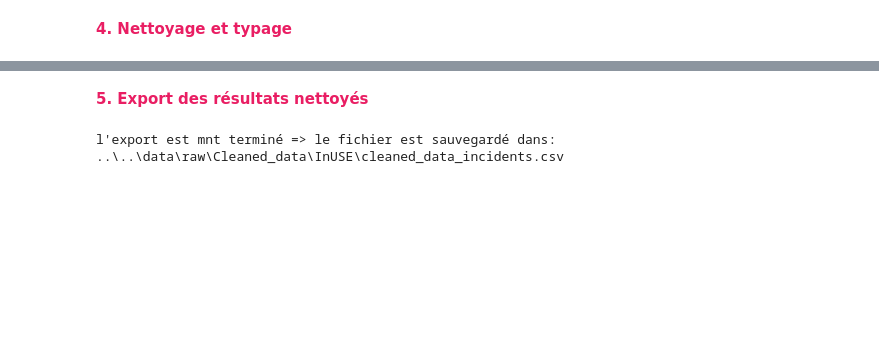
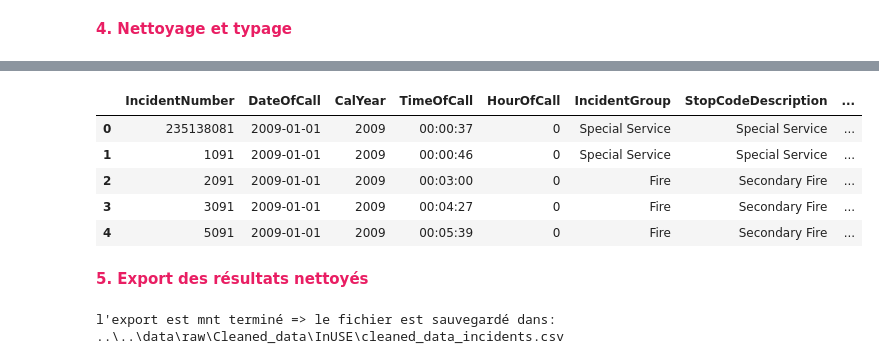
Before and after one commit to Massilia23/london-fire-response, a Jupyter notebook: notebooks/Ingestion/chargement_incidents.ipynb, the cells around one changed output, grey strips where cells are left out. Drawn from its saved outputs; the diff is of its cells as text; code cells hidden in the pictures; blank space fills up the shorter version.

Commit message:
modification du notebook de chargement des incidents

```diff
--- a/notebooks/Ingestion/chargement_incidents.ipynb
+++ b/notebooks/Ingestion/chargement_incidents.ipynb
@@ -54,11 +50,16 @@ Fichiers dans c:\Users\9609241C\london-fire-response\data\raw\incidents :
 # %%
+# Chargement des fichiers CSV d'incidents:
 incident_files = glob.glob(os.path.join(incidents_path, "*.csv"))
 
-# On charge tous les fichiers et on les regroupe:
-df_all_incidents = pd.concat([pd.read_csv(f, dtype={'IncidentNumber': str}) for f in incident_files], ignore_index=True)
+df_all_incidents = pd.concat([
+    pd.read_csv(f, dtype={'IncidentNumber': str}, low_memory=False)
+    for f in incident_files
+], ignore_index=True)
 
-# Définition initiale des types pour une lecture robuste:
-from IPython.display import display
+# Vérification de DateOfCall:
+print("Dates non valides (NaT) :", df_all_incidents['DateOfCall'].isna().sum())
+print(df_all_incidents['DateOfCall'].dropna().astype(str).str[:20].unique()[:50])
+
 # Affichage interactif du DataFrame:
 display(df_all_incidents.head(10))
 
@@ -69,8 +70,5 @@ print("-Nombre de colonnes :", len(df_all_incidents.columns))
 print("-Colonnes :", df_all_incidents.columns.tolist())
 print("-Types de données :", df_all_incidents.dtypes)
 print("les statistiques sont:")
-display(df_all_incidents.describe())
-
-# Affichage avec mise en forme:
-#df_all_incidents.head(20).style.set_table_attributes("style='display:inline'").set_caption("Aperçu des incidents")
+display(df_all_incidents.describe(include='all'))
 # %% [output]
@@ -241,3 +306,12 @@ Colonne 'IncidentNumber' - Valeurs uniques (1824973): ['235138081.00' '1091.00'
+# %%
+df_all_incidents.head()
+# %% [output]
+|  | IncidentNumber | DateOfCall | CalYear | TimeOfCall | HourOfCall | IncidentGroup | StopCodeDescription | ... |
+| 0 | 235138081 | 2009-01-01 | 2009 | 00:00:37 | 0 | Special Service | Special Service | ... |
+| 1 | 1091 | 2009-01-01 | 2009 | 00:00:46 | 0 | Special Service | Special Service | ... |
+| 2 | 2091 | 2009-01-01 | 2009 | 00:03:00 | 0 | Fire | Secondary Fire | ... |
+| 3 | 3091 | 2009-01-01 | 2009 | 00:04:27 | 0 | Fire | Secondary Fire | ... |
+| 4 | 5091 | 2009-01-01 | 2009 | 00:05:39 | 0 | Fire | Secondary Fire | ... |
 # %% [markdown]
 <span style="color:#e91e63; font-size:1em; font-weight:bold;">5. Export des résultats nettoyés</span>
 # %%
```
Also changed, not shown: parts of 16 cells of this notebook, 4 other files.
